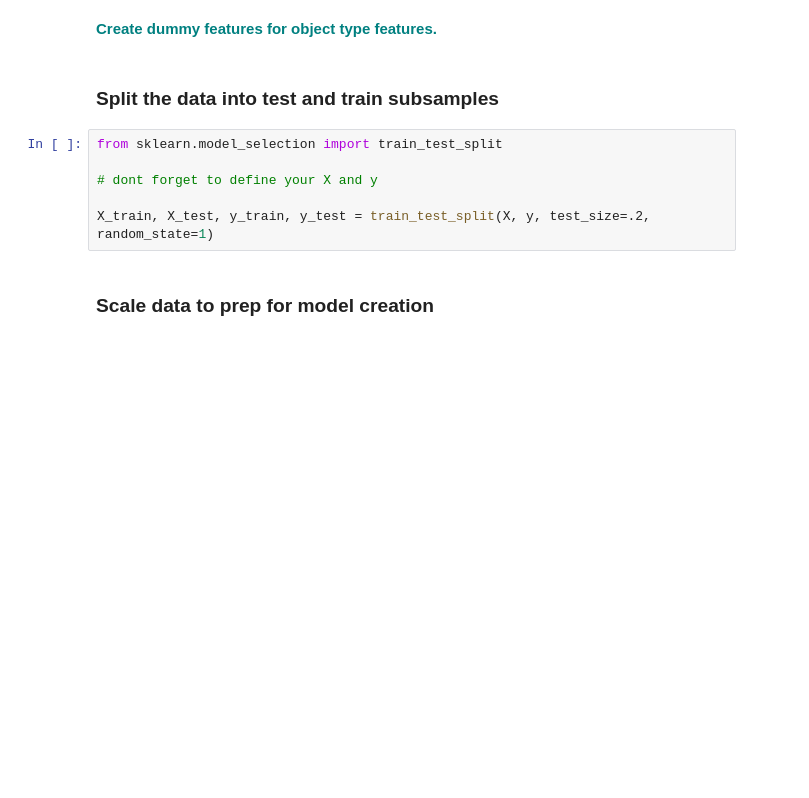
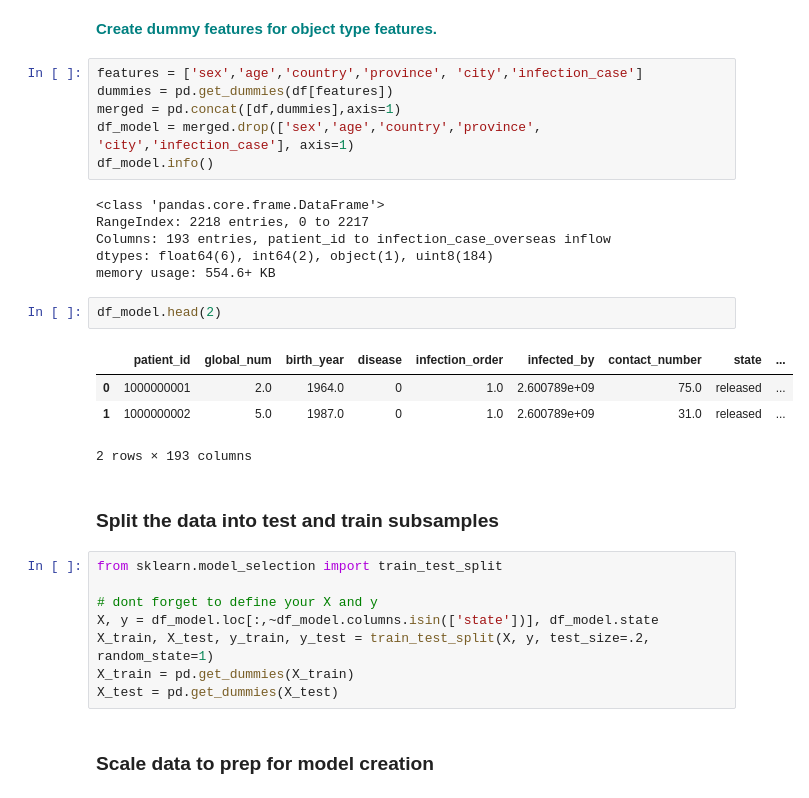
Before and after one commit to BinhKieu82/Springboard_NormProj, a Jupyter notebook: 14.4RandomForest Covid Case Study_06302020/RandomForest_casestudy_covid19.ipynb, the cells around one changed output. Saved outputs shown, nothing was run; the diff lists cells and outputs as text; blank space fills up the shorter version.

```diff
--- a/14.4RandomForest Covid Case Study_06302020/RandomForest_casestudy_covid19.ipynb
+++ b/14.4RandomForest Covid Case Study_06302020/RandomForest_casestudy_covid19.ipynb
@@ -367,13 +374,34 @@ vn
 # %% [markdown]
 **<font color='teal'> Create dummy features for object type features. </font>**
+# %%
+features = ['sex','age','country','province', 'city','infection_case']
+dummies = pd.get_dummies(df[features])
+merged = pd.concat([df,dummies],axis=1)
+df_model = merged.drop(['sex','age','country','province', 'city','infection_case'], axis=1)
+df_model.info()
+# %% [output]
+<class 'pandas.core.frame.DataFrame'>
+RangeIndex: 2218 entries, 0 to 2217
+Columns: 193 entries, patient_id to infection_case_overseas inflow
+dtypes: float64(6), int64(2), object(1), uint8(184)
+memory usage: 554.6+ KB
+# %%
+df_model.head(2)
+# %% [output]
+|  | patient_id | global_num | birth_year | disease | infection_order | infected_by | contact_number | state | ... |
+| 0 | 1000000001 | 2.0 | 1964.0 | 0 | 1.0 | 2.600789e+09 | 75.0 | released | ... |
+| 1 | 1000000002 | 5.0 | 1987.0 | 0 | 1.0 | 2.600789e+09 | 31.0 | released | ... |
+2 rows × 193 columns
 # %% [markdown]
 ### Split the data into test and train subsamples
 # %%
 from sklearn.model_selection import train_test_split
 
 # dont forget to define your X and y
-
+X, y = df_model.loc[:,~df_model.columns.isin(['state'])], df_model.state
 X_train, X_test, y_train, y_test = train_test_split(X, y, test_size=.2, random_state=1)
+X_train = pd.get_dummies(X_train)
+X_test = pd.get_dummies(X_test)
 # %% [markdown]
 ### Scale data to prep for model creation
 # %%
```
Also changed, not shown: parts of 26 cells of this notebook.
